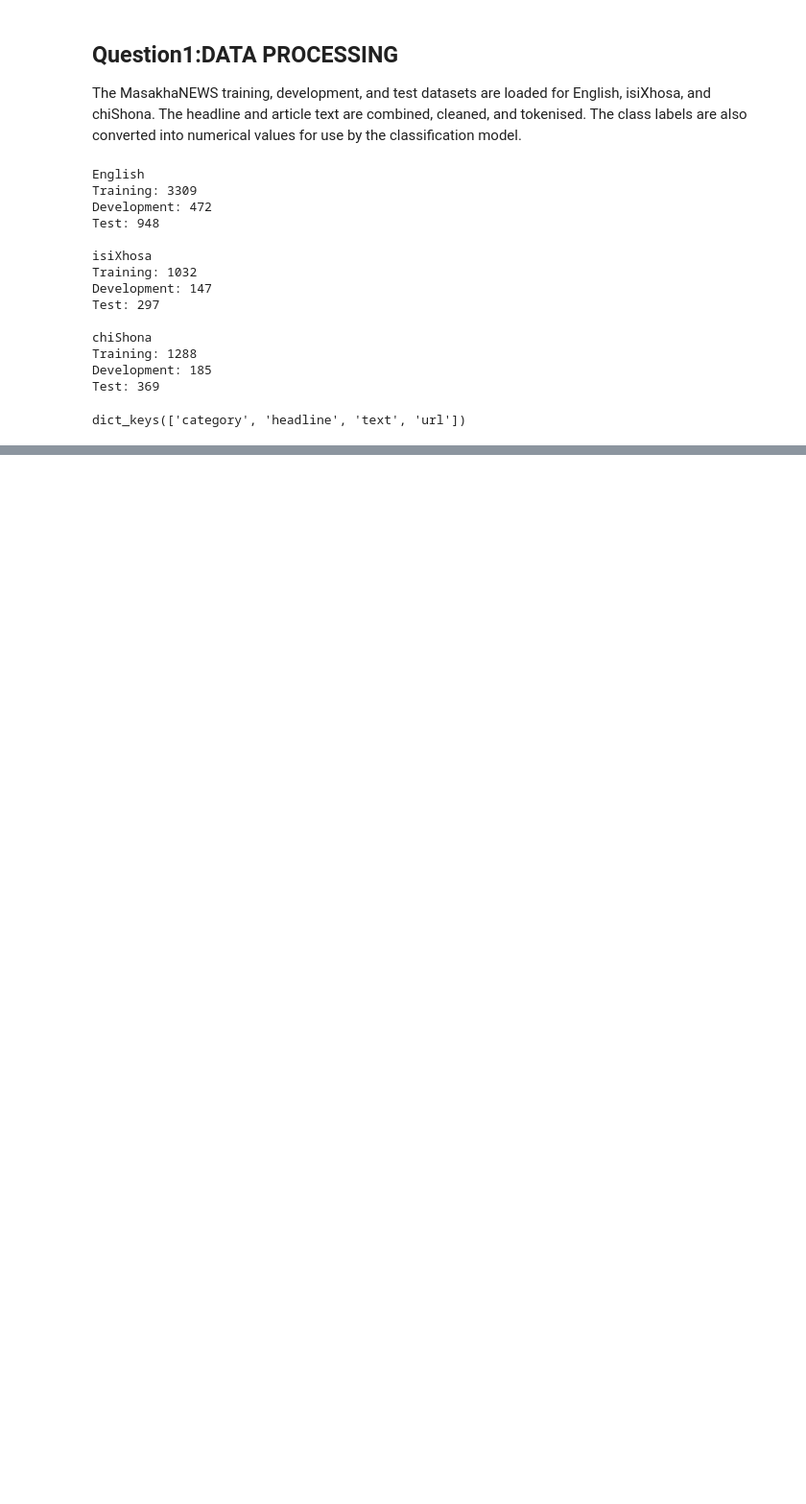
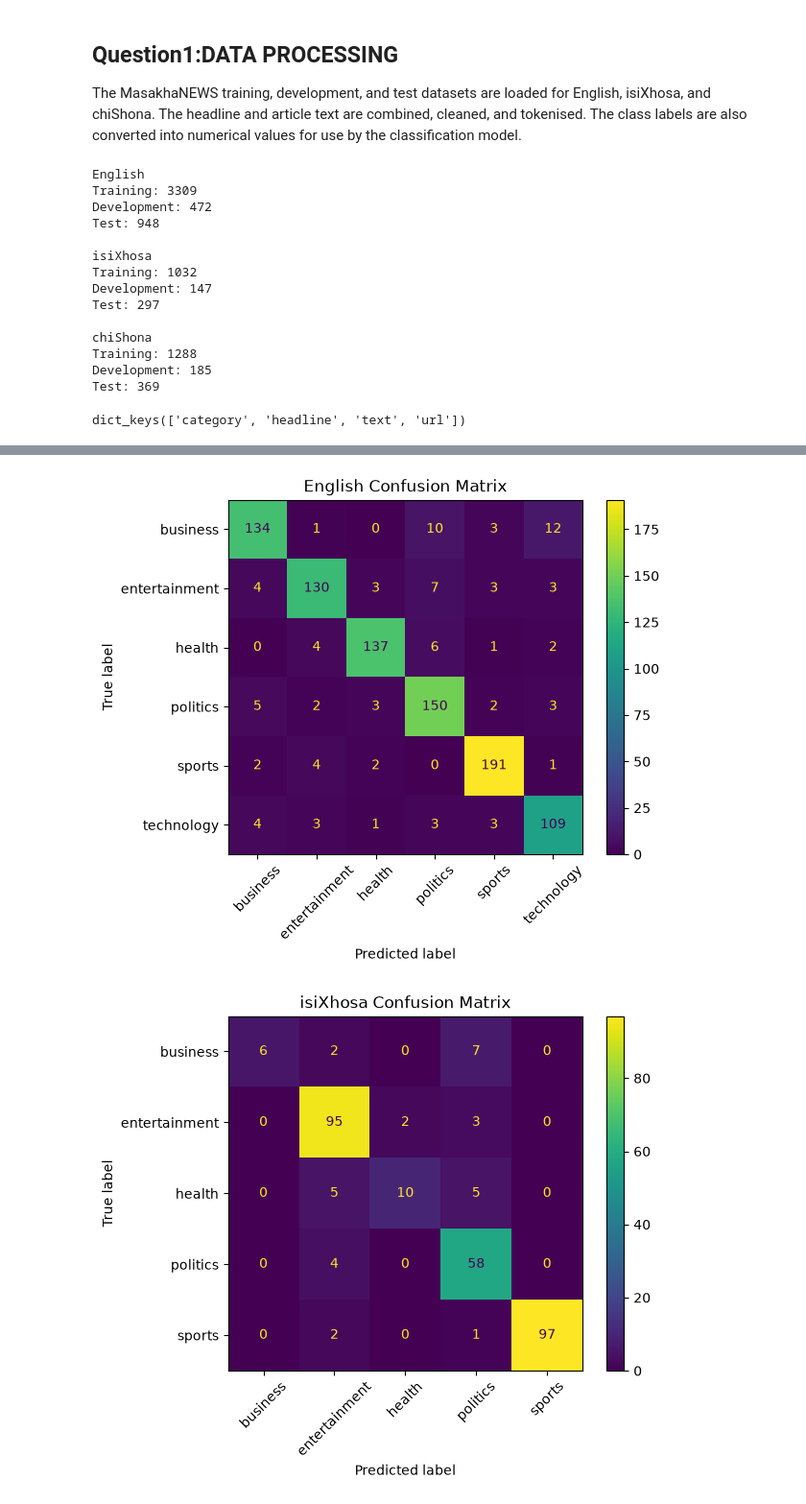
Before and after one commit to SaneleNkosiHopewell71421/CSC2042S-Assignment-2, a Jupyter notebook: CSC2042S_Assignment_2.ipynb, the cells around one changed output, grey strips where cells are left out. Shown at 96% size. Drawn from its saved outputs; the diff is of its cells as text; code cells hidden in the pictures; blank space fills up the shorter version.

```diff
--- a/CSC2042S_Assignment_2.ipynb
+++ b/CSC2042S_Assignment_2.ipynb
@@ -222,0 +1987,11 @@ TF-IDF: (1288, 45173)
+# %%
+# Retrieve the development-selected English model
+weight_model = best_eng_tuning["best_model"]
+
+# Retrieve the vectoriser belonging to the selected model
+weight_vectorizer = best_eng_tuning[
+    "best_vectorizer"
+]
+
+# Retrieve the selected configuration
+weight_result = best_eng_tuning["best_result"]
@@ -222,0 +2015,8 @@ TF-IDF: (1288, 45173)
+# %%
+# Create a mapping from class numbers back to category names
+number_to_category = {}
+
+for category, number in eng_category_to_number.items():
+    number_to_category[number] = category
+
+print(number_to_category)
@@ -222,0 +2076,5 @@ TF-IDF: (1288, 45173)
+# %%
+xho_class_counts = torch.bincount(xho_train_labels)
+
+for category, number in xho_category_to_number.items():
+    print(category, ":", xho_class_counts[number].item())
@@ -222,0 +3496,24 @@ TF-IDF: (1288, 45173)
+# %%
+show_confusion_matrix(
+    english_true,
+    english_predicted,
+    eng_category_to_number,
+    "English Confusion Matrix"
+)
+
+show_confusion_matrix(
+    xhosa_true,
+    xhosa_predicted,
+    xho_category_to_number,
+    "isiXhosa Confusion Matrix"
+)
+
+show_confusion_matrix(
+    shona_true,
+    shona_predicted,
+    sna_category_to_number,
+    "chiShona Confusion Matrix"
+)
+# %% [output]
+[figure, added]
+[figure, added]
```
Also changed, not shown: parts of 96 cells of this notebook, 3 other files.
